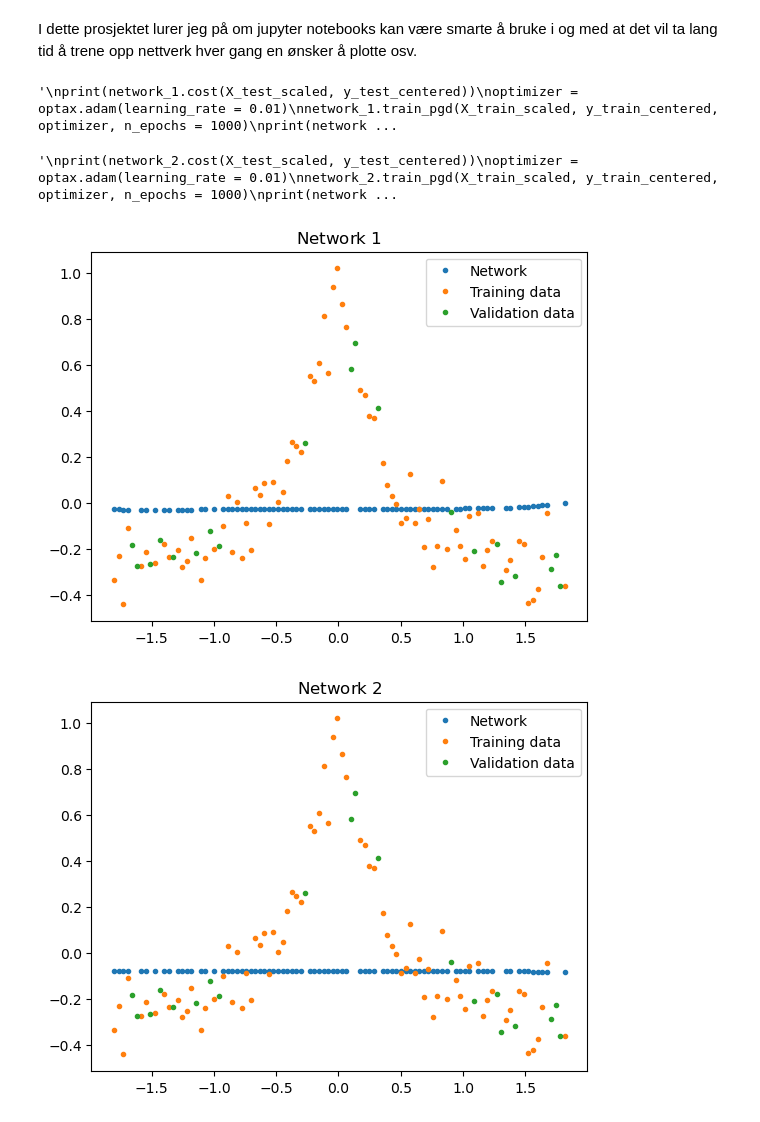
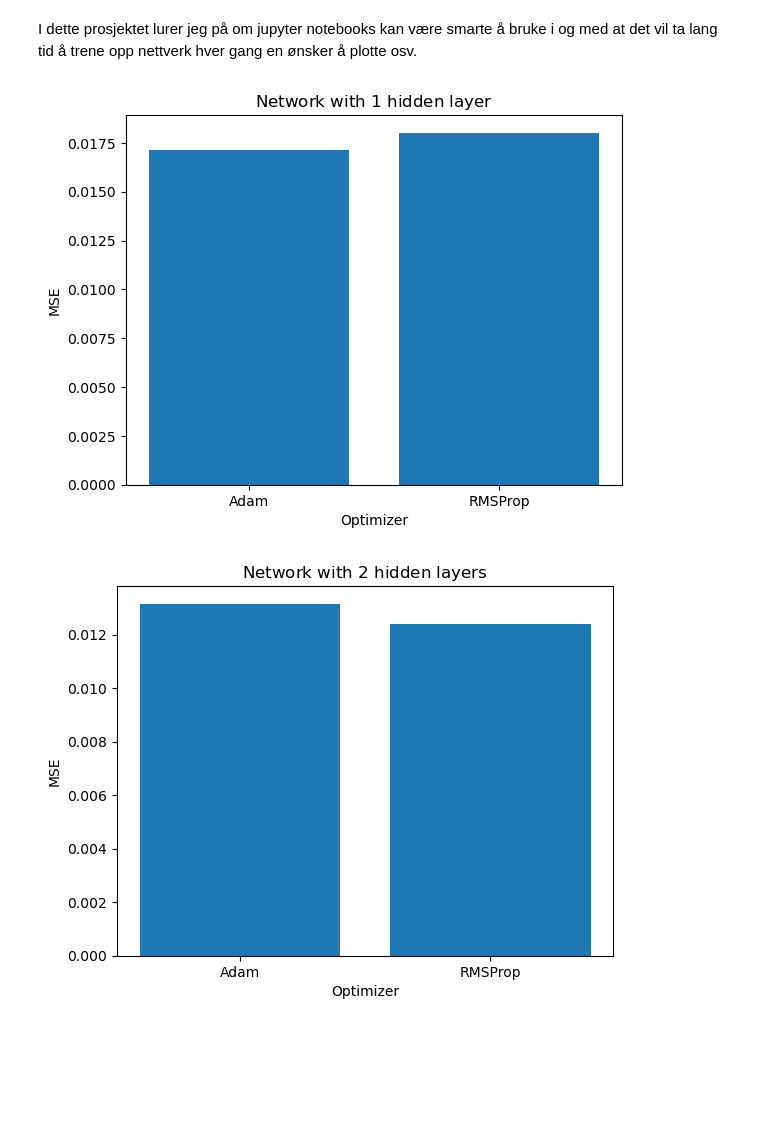
Before and after one commit to kajassandnes/FYS-STK3155, a Jupyter notebook: Project2/part_b.ipynb, the cells around one changed output. Cells and saved outputs as stored; diff of their text form; code cells hidden in the pictures; blank space fills up the shorter version.

```diff
--- a/Project2/part_b.ipynb
+++ b/Project2/part_b.ipynb
@@ -15,7 +15,7 @@ x, y = runge_data()
 y = y.reshape(-1, 1)
 p = 12
 ts = 0.2
-rs = 2026
+rs = 3155
 X = design_matrix(x, p)
 X_train_scaled, X_test_scaled, y_train_centered, y_test_centered = split_scale(X, y, ts, rs)
 #y_train_centered = y_train_centered.reshape(-1, 1)
@@ -51,27 +51,47 @@ vars_2[2, :] = (1/100, 0)
 
 network_1.initialize_layers(vars_1, rs)
 network_2.initialize_layers(vars_2, rs)
+# %%
+network_1_scores = np.zeros(2)
+network_2_scores = np.zeros(2)
 # %%
 # training:
-"""
-print(network_1.cost(X_test_scaled, y_test_centered))
 optimizer = optax.adam(learning_rate = 0.01)
 network_1.train_pgd(X_train_scaled, y_train_centered, optimizer, n_epochs = 1000)
-print(network_1.cost(X_test_scaled, y_test_centered))
-"""
+network_2.train_pgd(X_train_scaled, y_train_centered, optimizer, n_epochs = 1000)
+
+network_1_scores[0] = network_1.cost(X_test_scaled, y_test_centered)
+network_2_scores[0] = network_2.cost(X_test_scaled, y_test_centered)
+
+network_1.initialize_layers(vars_1, rs)
+network_2.initialize_layers(vars_2, rs)
+
+optimizer = optax.rmsprop(learning_rate = 0.01)
+network_1.train_pgd(X_train_scaled, y_train_centered, optimizer, n_epochs = 1000)
+network_2.train_pgd(X_train_scaled, y_train_centered, optimizer, n_epochs = 1000)
+
+network_1_scores[1] = network_1.cost(X_test_scaled, y_test_centered)
+network_2_scores[1] = network_2.cost(X_test_scaled, y_test_centered)
-# %% [output]
-'\nprint(network_1.cost(X_test_scaled, y_test_centered))\noptimizer = optax.adam(learning_rate = 0.01)\nnetwork_1.train_pgd(X_train_scaled, y_train_centered, optimizer, n_epochs = 1000)\nprint(network ...
 # %%
-"""
-print(network_2.cost(X_test_scaled, y_test_centered))
-optimizer = optax.adam(learning_rate = 0.01)
-network_2.train_pgd(X_train_scaled, y_train_centered, optimizer, n_epochs = 1000)
-print(network_2.cost(X_test_scaled, y_test_centered))
-"""
+labels = ("Adam", "RMSProp")
+
+plt.bar(labels, network_1_scores)
+plt.title("Network with $1$ hidden layer")
+plt.xlabel("Optimizer")
+plt.ylabel("MSE")
+plt.show()
+
+plt.bar(labels, network_2_scores)
+plt.title("Network with $2$ hidden layers")
+plt.xlabel("Optimizer")
+plt.ylabel("MSE")
+plt.show()
 # %% [output]
-'\nprint(network_2.cost(X_test_scaled, y_test_centered))\noptimizer = optax.adam(learning_rate = 0.01)\nnetwork_2.train_pgd(X_train_scaled, y_train_centered, optimizer, n_epochs = 1000)\nprint(network ...
+[figure, added]
+[figure, added]
 # %%
 #plotting:
+"""
 plt.plot(X_train_scaled[:, 0], network_1.predict(X_train_scaled), ".", label = "Network")
 plt.plot(X_train_scaled[:, 0], y_train_centered, ".", label = "Training data")
 plt.plot(X_test_scaled[:, 0], y_test_centered, ".", label = "Validation data")
@@ -85,6 +105,4 @@ plt.plot(X_test_scaled[:, 0], y_test_centered, ".", label = "Validation data")
 plt.title("Network $2$")
 plt.legend()
 plt.show()
+"""
-# %% [output]
-[figure, removed]
-[figure, removed]
```
Also changed, not shown: 1 other file.
